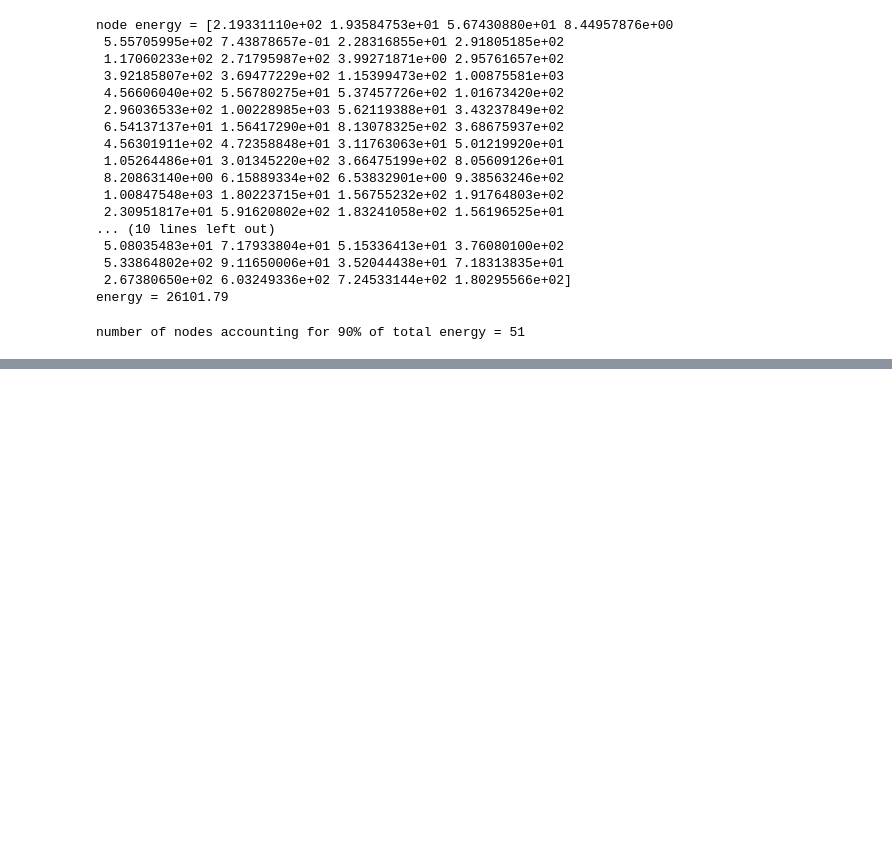
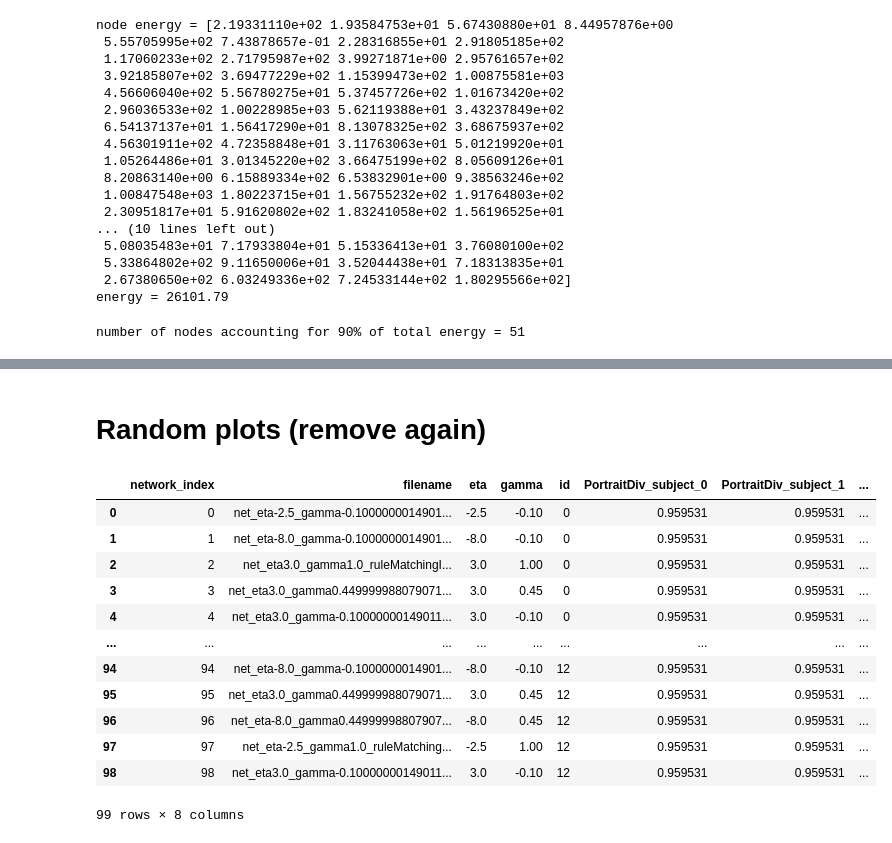
Before and after one commit to ad045/simba, a Jupyter notebook: src/analysis/trying_out_stuff.ipynb, the cells around one changed output, grey strips where cells are left out. Saved outputs shown, nothing was run; the diff lists cells and outputs as text; code cells hidden in the pictures; blank space fills up the shorter version.

```diff
--- a/src/analysis/trying_out_stuff.ipynb
+++ b/src/analysis/trying_out_stuff.ipynb
@@ -354,0 +417,2 @@ class NullModelGenerator:
+# %% [markdown]
+# Random plots (remove again)
@@ -354,0 +423,16 @@ class NullModelGenerator:
+# %%
+df
+# %% [output]
+|  | network_index | filename | eta | gamma | id | PortraitDiv_subject_0 | PortraitDiv_subject_1 | ... |
+| 0 | 0 | net_eta-2.5_gamma-0.1000000014901... | -2.5 | -0.10 | 0 | 0.959531 | 0.959531 | ... |
+| 1 | 1 | net_eta-8.0_gamma-0.1000000014901... | -8.0 | -0.10 | 0 | 0.959531 | 0.959531 | ... |
+| 2 | 2 | net_eta3.0_gamma1.0_ruleMatchingI... | 3.0 | 1.00 | 0 | 0.959531 | 0.959531 | ... |
+| 3 | 3 | net_eta3.0_gamma0.449999988079071... | 3.0 | 0.45 | 0 | 0.959531 | 0.959531 | ... |
+| 4 | 4 | net_eta3.0_gamma-0.10000000149011... | 3.0 | -0.10 | 0 | 0.959531 | 0.959531 | ... |
+| ... | ... | ... | ... | ... | ... | ... | ... | ... |
+| 94 | 94 | net_eta-8.0_gamma-0.1000000014901... | -8.0 | -0.10 | 12 | 0.959531 | 0.959531 | ... |
+| 95 | 95 | net_eta3.0_gamma0.449999988079071... | 3.0 | 0.45 | 12 | 0.959531 | 0.959531 | ... |
+| 96 | 96 | net_eta-8.0_gamma0.44999998807907... | -8.0 | 0.45 | 12 | 0.959531 | 0.959531 | ... |
+| 97 | 97 | net_eta-2.5_gamma1.0_ruleMatching... | -2.5 | 1.00 | 12 | 0.959531 | 0.959531 | ... |
+| 98 | 98 | net_eta3.0_gamma-0.10000000149011... | 3.0 | -0.10 | 12 | 0.959531 | 0.959531 | ... |
+99 rows × 8 columns
```
Also changed, not shown: parts of 10 cells of this notebook, 2 other files.
